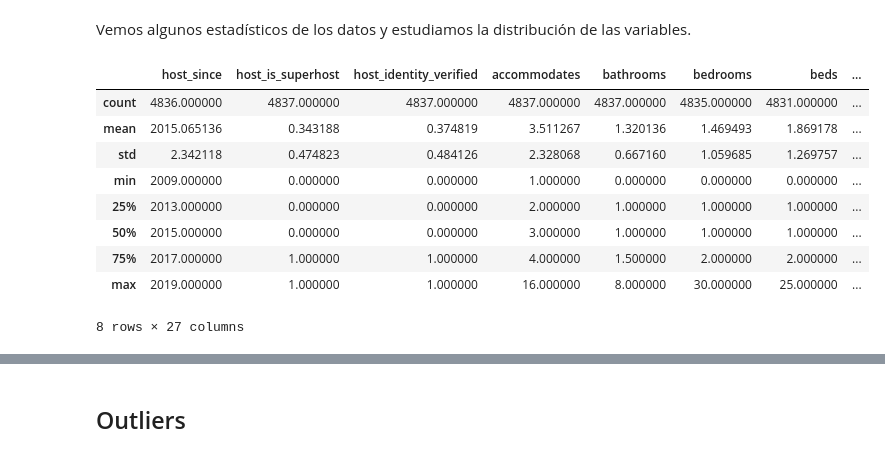
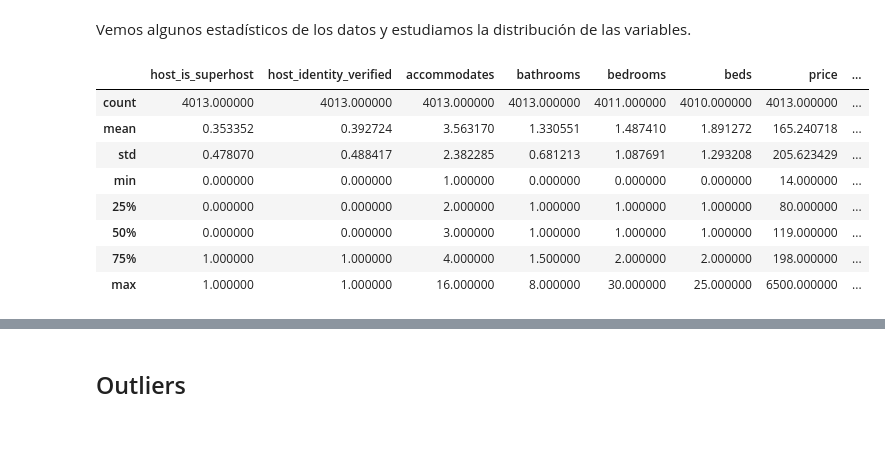
Before and after one commit to sofiamacein/Airbnb_Proyecto, a Jupyter notebook: Airbnb.ipynb, the cells around one changed output, grey strips where cells are left out. Drawn from its saved outputs; the diff is of its cells as text; code cells hidden in the pictures.

```diff
--- a/Airbnb.ipynb
+++ b/Airbnb.ipynb
@@ -124 +127,8 @@ Index(['host_id', 'host_since', 'host_is_superhost', 'host_identity_verified',
       dtype='object')
+# %%
+# Comprobamos que el indice es valido
+df['id'].isnull().sum()
+df['id'].duplicated().sum()
+
+# Cambiamos el indice
+df = df.set_index('id')
@@ -125,2 +146,8 @@ Index(['host_id', 'host_since', 'host_is_superhost', 'host_identity_verified',
 # %% [markdown]
 Realizamos algunas modificaciones sobre las varibles:
+# %%
+# Nos quedamos solo con el año de host_since
+df['host_since'] = pd.to_datetime(df['host_since'], errors='coerce')
+df['host_since'] = df['host_since'].dt.year
+df['host_for'] = 2019 - df['host_since'].values
+df.drop(['host_since'], axis = 1, inplace = True)
@@ -127 +158,12 @@ Realizamos algunas modificaciones sobre las varibles:
+# %%
+# Si la localizacion no esta verificada ponemos NaN
+df.loc[df['is_location_exact'] != 't', ['latitude', 'longitude']] = np.nan
+df = df.dropna(subset=['latitude', 'longitude'])
+df.drop(['is_location_exact'], axis = 1, inplace = True)
+# %%
+# Cambiamos la variable room_type a dummies segun las 3 categorias
+df['room_type'].value_counts()
+df_rooms = pd.get_dummies(df[['room_type']], prefix = "", prefix_sep = "")
+df = pd.concat([df,df_rooms], axis=1)
+df.drop(['room_type'], axis = 1, inplace = True)
 # %%
@@ -152,15 +186,14 @@ df.head(5)
 Vemos algunos estadísticos de los datos y estudiamos la distribución de las variables.
 # %%
 # Estadisticos descriptivos
-df.drop(columns=['host_id', 'latitude', 'longitude']).describe()
+df.drop(columns=['host_id', 'latitude', 'longitude']).iloc[:,0:13].describe()
 # %% [output]
-|  | host_since | host_is_superhost | host_identity_verified | accommodates | bathrooms | bedrooms | beds | ... |
-| count | 4836.000000 | 4837.000000 | 4837.000000 | 4837.000000 | 4837.000000 | 4835.000000 | 4831.000000 | ... |
-| mean | 2015.065136 | 0.343188 | 0.374819 | 3.511267 | 1.320136 | 1.469493 | 1.869178 | ... |
-| std | 2.342118 | 0.474823 | 0.484126 | 2.328068 | 0.667160 | 1.059685 | 1.269757 | ... |
-| min | 2009.000000 | 0.000000 | 0.000000 | 1.000000 | 0.000000 | 0.000000 | 0.000000 | ... |
-| 25% | 2013.000000 | 0.000000 | 0.000000 | 2.000000 | 1.000000 | 1.000000 | 1.000000 | ... |
-| 50% | 2015.000000 | 0.000000 | 0.000000 | 3.000000 | 1.000000 | 1.000000 | 1.000000 | ... |
-| 75% | 2017.000000 | 1.000000 | 1.000000 | 4.000000 | 1.500000 | 2.000000 | 2.000000 | ... |
-| max | 2019.000000 | 1.000000 | 1.000000 | 16.000000 | 8.000000 | 30.000000 | 25.000000 | ... |
+|  | host_is_superhost | host_identity_verified | accommodates | bathrooms | bedrooms | beds | price | ... |
+| count | 4013.000000 | 4013.000000 | 4013.000000 | 4013.000000 | 4011.000000 | 4010.000000 | 4013.000000 | ... |
+| mean | 0.353352 | 0.392724 | 3.563170 | 1.330551 | 1.487410 | 1.891272 | 165.240718 | ... |
+| std | 0.478070 | 0.488417 | 2.382285 | 0.681213 | 1.087691 | 1.293208 | 205.623429 | ... |
+| min | 0.000000 | 0.000000 | 1.000000 | 0.000000 | 0.000000 | 0.000000 | 14.000000 | ... |
+| 25% | 0.000000 | 0.000000 | 2.000000 | 1.000000 | 1.000000 | 1.000000 | 80.000000 | ... |
+| 50% | 0.000000 | 0.000000 | 3.000000 | 1.000000 | 1.000000 | 1.000000 | 119.000000 | ... |
+| 75% | 1.000000 | 1.000000 | 4.000000 | 1.500000 | 2.000000 | 2.000000 | 198.000000 | ... |
+| max | 1.000000 | 1.000000 | 16.000000 | 8.000000 | 30.000000 | 25.000000 | 6500.000000 | ... |
-8 rows × 27 columns
```
Also changed, not shown: parts of 21 cells of this notebook.
